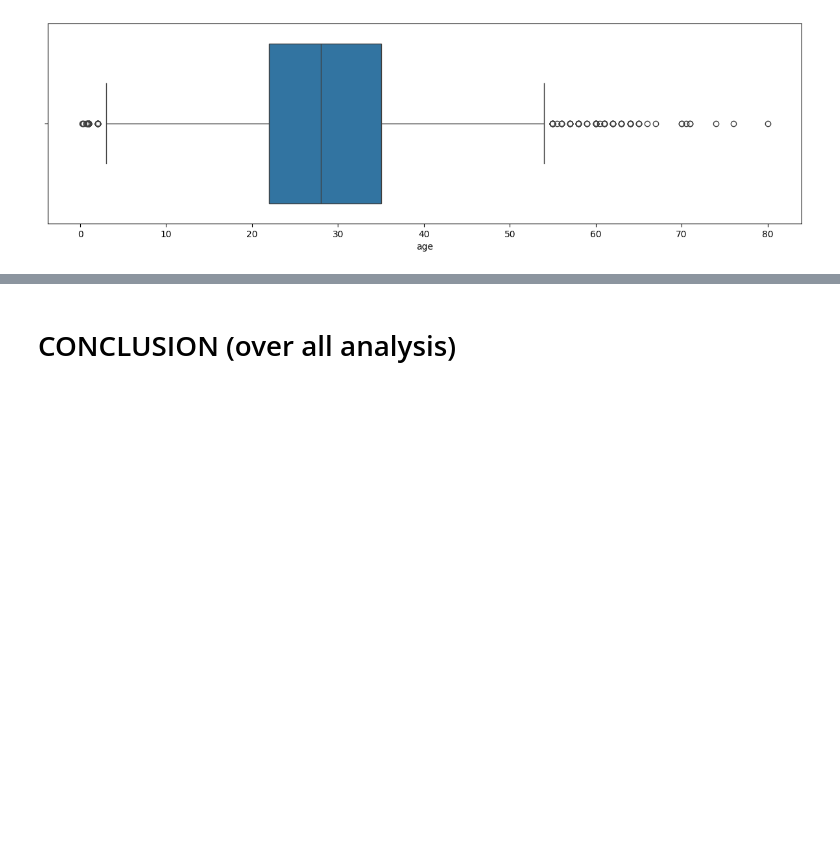
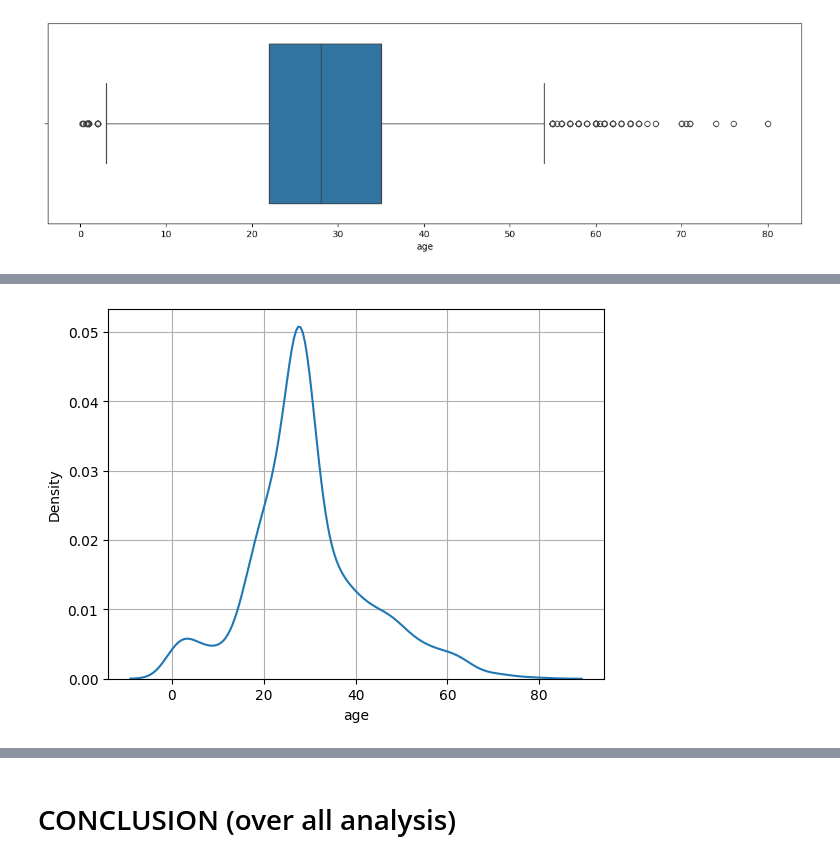
Before and after one commit to Aakashdoraisamy/python-data-science, a Jupyter notebook: Python_Libraries/pandas/titanic.ipynb, the cells around one changed output, grey strips where cells are left out. Cells and saved outputs as stored; diff of their text form; code cells hidden in the pictures; blank space fills up the shorter version.

```diff
--- a/Python_Libraries/pandas/titanic.ipynb
+++ b/Python_Libraries/pandas/titanic.ipynb
@@ -1276,0 +1296,8 @@ plt.show()
+# %%
+plt.Figure(figsize=(32,2))
+sns.kdeplot(df,x='age')
+# plt.xticks(range(0,81,2))
+plt.grid()
+plt.show()
+# %% [output]
+[figure, added]
```
Also changed, not shown: parts of 10 cells of this notebook.
